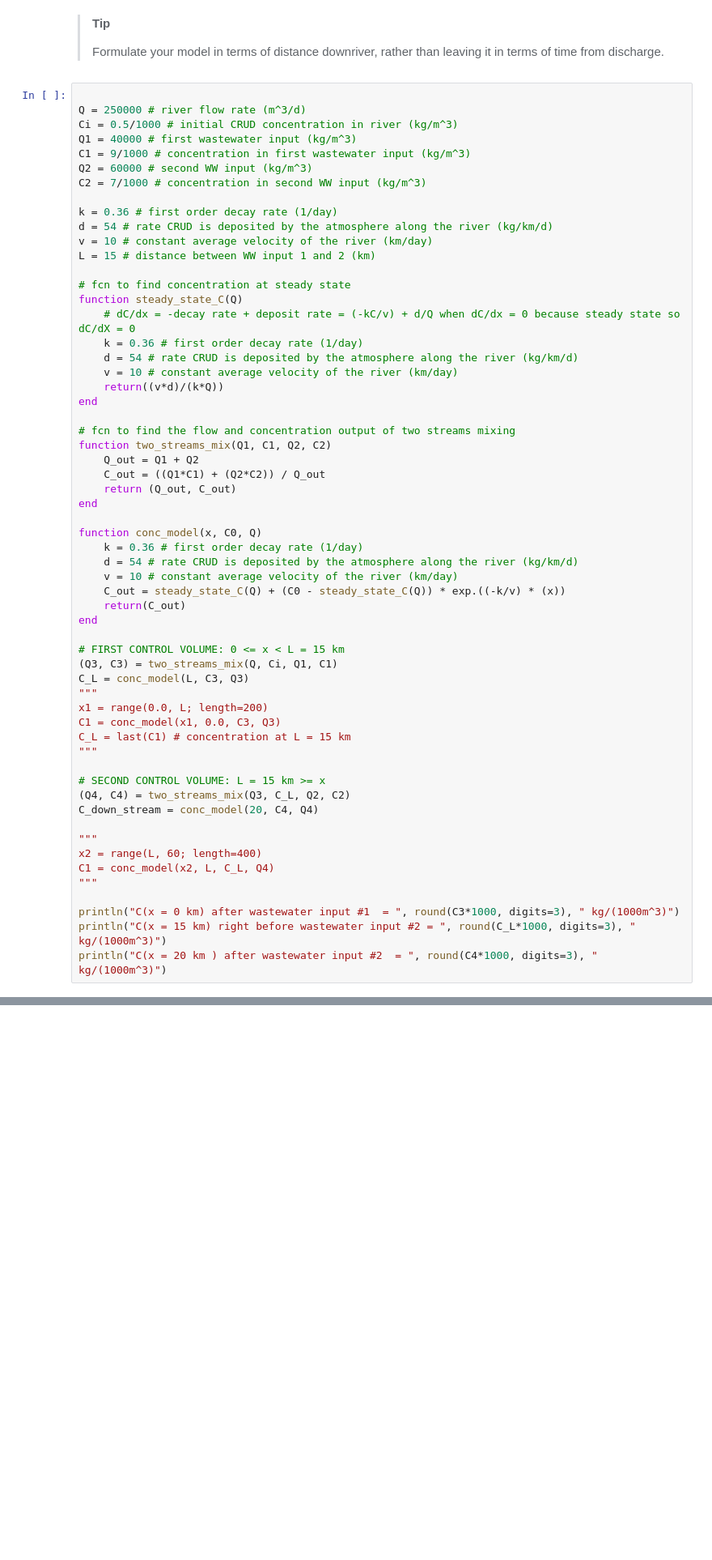
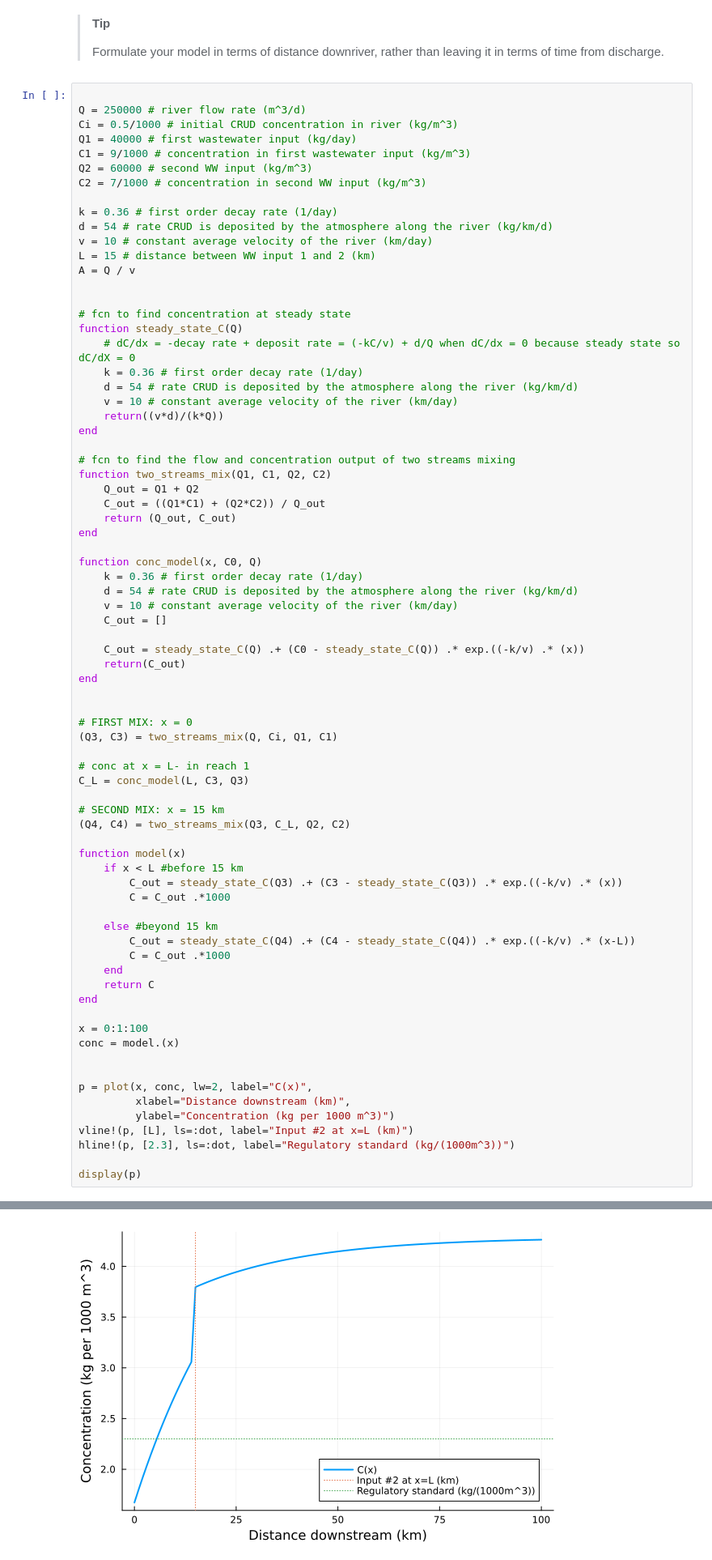
Before and after one commit to BEE4750-FA25/hw2-regina, a Jupyter notebook: hw02.ipynb, the cells around one changed output, grey strips where cells are left out. Shown at 81% size. Drawn from its saved outputs; the diff is of its cells as text; blank space fills up the shorter version.

```diff
--- a/hw02.ipynb
+++ b/hw02.ipynb
@@ -125,7 +125,7 @@ and solving the appropriate differential equation(s) analytically.
 
 Q = 250000 # river flow rate (m^3/d)
 Ci = 0.5/1000 # initial CRUD concentration in river (kg/m^3)
-Q1 = 40000 # first wastewater input (kg/m^3)
+Q1 = 40000 # first wastewater input (kg/day)
 C1 = 9/1000 # concentration in first wastewater input (kg/m^3)
 Q2 = 60000 # second WW input (kg/m^3)
 C2 = 7/1000 # concentration in second WW input (kg/m^3)
@@ -134,6 +134,8 @@ k = 0.36 # first order decay rate (1/day)
 d = 54 # rate CRUD is deposited by the atmosphere along the river (kg/km/d)
 v = 10 # constant average velocity of the river (km/day)
 L = 15 # distance between WW input 1 and 2 (km)
+A = Q / v
+
 
 # fcn to find concentration at steady state
 function steady_state_C(Q)
@@ -155,29 +157,43 @@ function conc_model(x, C0, Q)
     k = 0.36 # first order decay rate (1/day)
     d = 54 # rate CRUD is deposited by the atmosphere along the river (kg/km/d)
     v = 10 # constant average velocity of the river (km/day)
-    C_out = steady_state_C(Q) + (C0 - steady_state_C(Q)) * exp.((-k/v) * (x))
+    C_out = []
+
+    C_out = steady_state_C(Q) .+ (C0 - steady_state_C(Q)) .* exp.((-k/v) .* (x))
     return(C_out)
 end
 
-# FIRST CONTROL VOLUME: 0 <= x < L = 15 km
+
+# FIRST MIX: x = 0
 (Q3, C3) = two_streams_mix(Q, Ci, Q1, C1)
+
+# conc at x = L- in reach 1
 C_L = conc_model(L, C3, Q3)
-"""
-x1 = range(0.0, L; length=200)
-C1 = conc_model(x1, 0.0, C3, Q3)
-C_L = last(C1) # concentration at L = 15 km
-"""
 
-# SECOND CONTROL VOLUME: L = 15 km >= x
+# SECOND MIX: x = 15 km
 (Q4, C4) = two_streams_mix(Q3, C_L, Q2, C2)
-C_down_stream = conc_model(20, C4, Q4)
 
-"""
-x2 = range(L, 60; length=400)
-C1 = conc_model(x2, L, C_L, Q4)
-"""
+function model(x)
+    if x < L #before 15 km
+        C_out = steady_state_C(Q3) .+ (C3 - steady_state_C(Q3)) .* exp.((-k/v) .* (x))
+        C = C_out .*1000
 
-println("C(x = 0 km) after wastewater input #1  = ", round(C3*1000, digits=3), " kg/(1000m^3)")
-println("C(x = 15 km) right before wastewater input #2 = ", round(C_L*1000, digits=3), " kg/(1000m^3)")
-println("C(x = 20 km ) after wastewater input #2  = ", round(C4*1000, digits=3), " kg/(1000m^3)")
+    else #beyond 15 km
+        C_out = steady_state_C(Q4) .+ (C4 - steady_state_C(Q4)) .* exp.((-k/v) .* (x-L))
+        C = C_out .*1000
+    end
+    return C
+end
+
+x = 0:1:100
+conc = model.(x)
+
+
+p = plot(x, conc, lw=2, label="C(x)",
+         xlabel="Distance downstream (km)",
+         ylabel="Concentration (kg per 1000 m^3)")
+vline!(p, [L], ls=:dot, label="Input #2 at x=L (km)")
+hline!(p, [2.3], ls=:dot, label="Regulatory standard (kg/(1000m^3))")
+
+display(p)
 # %% [output]
@@ -187,3 +200,4 @@ C(x = 20 km ) after wastewater input #2  = 3.796 kg/(1000m^3)
+[figure, added]
 # %% [markdown]
 
 #### Problem 2.3
```
Also changed, not shown: parts of 1 cell of this notebook.
